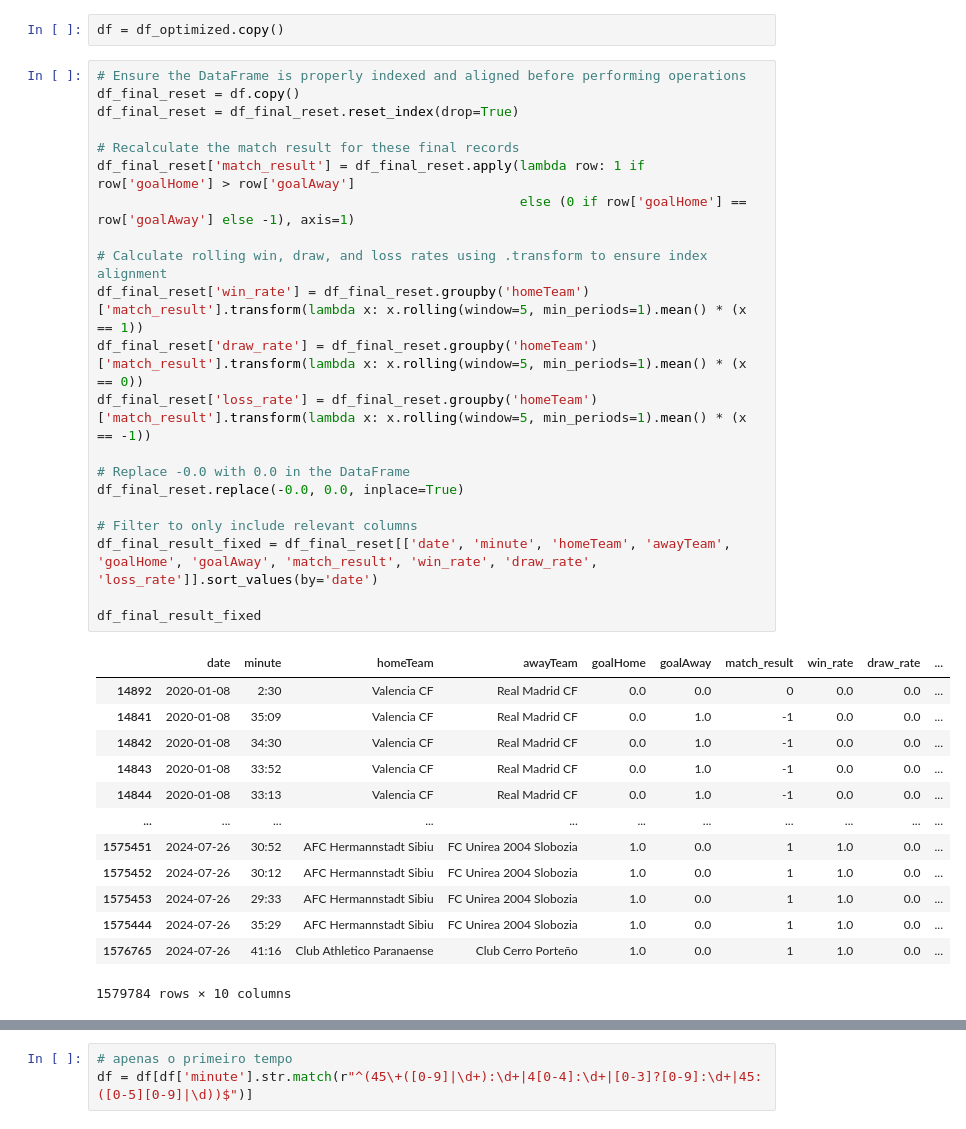
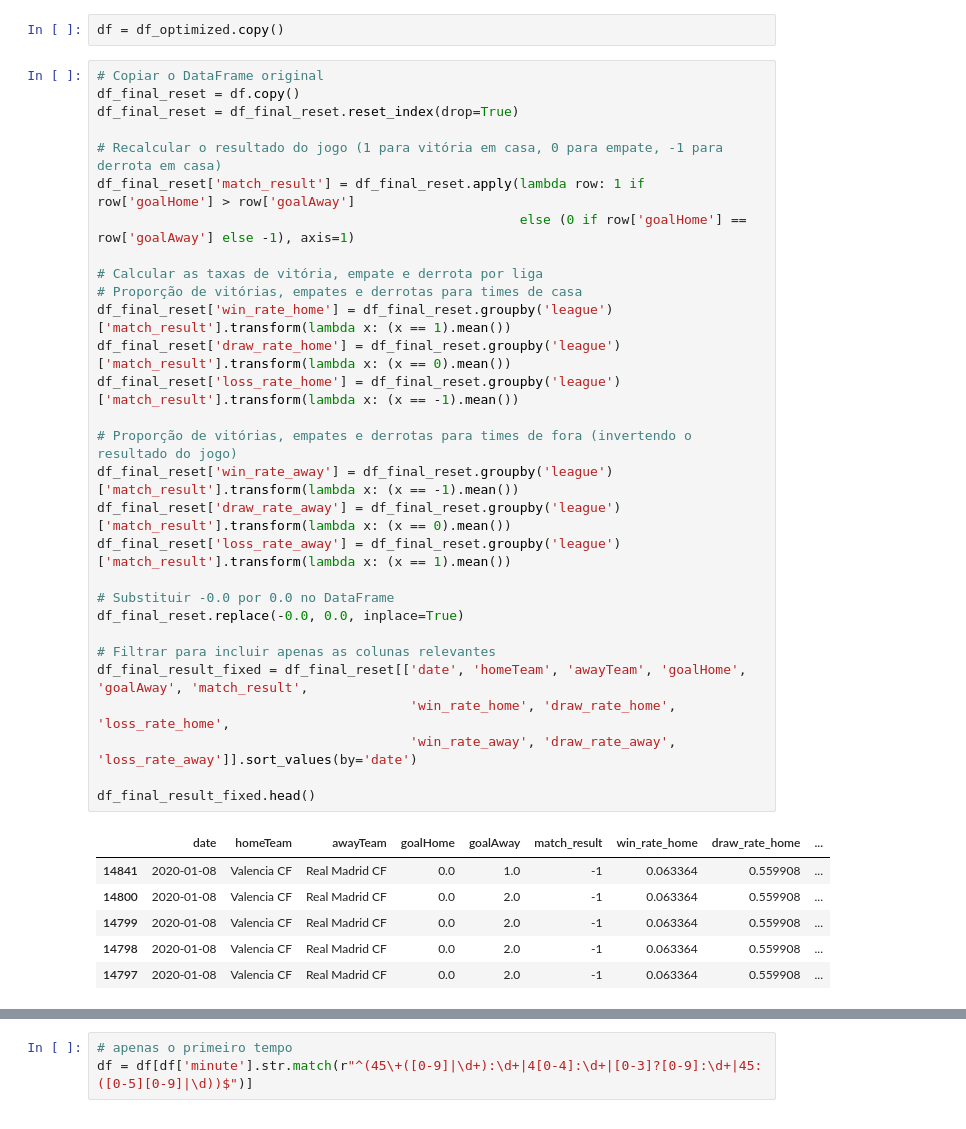
Before and after one commit to nathancarlos22/eo-fut-live, a Jupyter notebook: src/balanceando e tratando.ipynb, the cells around one changed output, grey strips where cells are left out. Cells and saved outputs as stored; diff of their text form.

```diff
--- a/src/balanceando e tratando.ipynb
+++ b/src/balanceando e tratando.ipynb
@@ -115,37 +115,38 @@ memory_usage_before, memory_usage_after
 # %%
 df = df_optimized.copy()
 # %%
-# Ensure the DataFrame is properly indexed and aligned before performing operations
+# Copiar o DataFrame original
 df_final_reset = df.copy()
 df_final_reset = df_final_reset.reset_index(drop=True)
 
-# Recalculate the match result for these final records
+# Recalcular o resultado do jogo (1 para vitória em casa, 0 para empate, -1 para derrota em casa)
 df_final_reset['match_result'] = df_final_reset.apply(lambda row: 1 if row['goalHome'] > row['goalAway']
                                                       else (0 if row['goalHome'] == row['goalAway'] else -1), axis=1)
 
-# Calculate rolling win, draw, and loss rates using .transform to ensure index alignment
-df_final_reset['win_rate'] = df_final_reset.groupby('homeTeam')['match_result'].transform(lambda x: x.rolling(window=5, min_periods=1).mean() * (x == 1))
-df_final_reset['draw_rate'] = df_final_reset.groupby('homeTeam')['match_result'].transform(lambda x: x.rolling(window=5, min_periods=1).mean() * (x == 0))
-df_final_reset['loss_rate'] = df_final_reset.groupby('homeTeam')['match_result'].transform(lambda x: x.rolling(window=5, min_periods=1).mean() * (x == -1))
+# Calcular as taxas de vitória, empate e derrota por liga
+# Proporção de vitórias, empates e derrotas para times de casa
+df_final_reset['win_rate_home'] = df_final_reset.groupby('league')['match_result'].transform(lambda x: (x == 1).mean())
+df_final_reset['draw_rate_home'] = df_final_reset.groupby('league')['match_result'].transform(lambda x: (x == 0).mean())
+df_final_reset['loss_rate_home'] = df_final_reset.groupby('league')['match_result'].transform(lambda x: (x == -1).mean())
 
-# Replace -0.0 with 0.0 in the DataFrame
+# Proporção de vitórias, empates e derrotas para times de fora (invertendo o resultado do jogo)
+df_final_reset['win_rate_away'] = df_final_reset.groupby('league')['match_result'].transform(lambda x: (x == -1).mean())
+df_final_reset['draw_rate_away'] = df_final_reset.groupby('league')['match_result'].transform(lambda x: (x == 0).mean())
+df_final_reset['loss_rate_away'] = df_final_reset.groupby('league')['match_result'].transform(lambda x: (x == 1).mean())
+
+# Substituir -0.0 por 0.0 no DataFrame
 df_final_reset.replace(-0.0, 0.0, inplace=True)
 
-# Filter to only include relevant columns
-df_final_result_fixed = df_final_reset[['date', 'minute', 'homeTeam', 'awayTeam', 'goalHome', 'goalAway', 'match_result', 'win_rate', 'draw_rate', 'loss_rate']].sort_values(by='date')
+# Filtrar para incluir apenas as colunas relevantes
+df_final_result_fixed = df_final_reset[['date', 'homeTeam', 'awayTeam', 'goalHome', 'goalAway', 'match_result',
+                                        'win_rate_home', 'draw_rate_home', 'loss_rate_home',
+                                        'win_rate_away', 'draw_rate_away', 'loss_rate_away']].sort_values(by='date')
 
-df_final_result_fixed
+df_final_result_fixed.head()
 # %% [output]
-|  | date | minute | homeTeam | awayTeam | goalHome | goalAway | match_result | win_rate | draw_rate | ... |
-| 14892 | 2020-01-08 | 2:30 | Valencia CF | Real Madrid CF | 0.0 | 0.0 | 0 | 0.0 | 0.0 | ... |
-| 14841 | 2020-01-08 | 35:09 | Valencia CF | Real Madrid CF | 0.0 | 1.0 | -1 | 0.0 | 0.0 | ... |
-| 14842 | 2020-01-08 | 34:30 | Valencia CF | Real Madrid CF | 0.0 | 1.0 | -1 | 0.0 | 0.0 | ... |
-| 14843 | 2020-01-08 | 33:52 | Valencia CF | Real Madrid CF | 0.0 | 1.0 | -1 | 0.0 | 0.0 | ... |
-| 14844 | 2020-01-08 | 33:13 | Valencia CF | Real Madrid CF | 0.0 | 1.0 | -1 | 0.0 | 0.0 | ... |
-| ... | ... | ... | ... | ... | ... | ... | ... | ... | ... | ... |
-| 1575451 | 2024-07-26 | 30:52 | AFC Hermannstadt Sibiu | FC Unirea 2004 Slobozia | 1.0 | 0.0 | 1 | 1.0 | 0.0 | ... |
-| 1575452 | 2024-07-26 | 30:12 | AFC Hermannstadt Sibiu | FC Unirea 2004 Slobozia | 1.0 | 0.0 | 1 | 1.0 | 0.0 | ... |
-| 1575453 | 2024-07-26 | 29:33 | AFC Hermannstadt Sibiu | FC Unirea 2004 Slobozia | 1.0 | 0.0 | 1 | 1.0 | 0.0 | ... |
-| 1575444 | 2024-07-26 | 35:29 | AFC Hermannstadt Sibiu | FC Unirea 2004 Slobozia | 1.0 | 0.0 | 1 | 1.0 | 0.0 | ... |
-| 1576765 | 2024-07-26 | 41:16 | Club Athletico Paranaense | Club Cerro Porteño | 1.0 | 0.0 | 1 | 1.0 | 0.0 | ... |
+|  | date | homeTeam | awayTeam | goalHome | goalAway | match_result | win_rate_home | draw_rate_home | ... |
+| 14841 | 2020-01-08 | Valencia CF | Real Madrid CF | 0.0 | 1.0 | -1 | 0.063364 | 0.559908 | ... |
+| 14800 | 2020-01-08 | Valencia CF | Real Madrid CF | 0.0 | 2.0 | -1 | 0.063364 | 0.559908 | ... |
+| 14799 | 2020-01-08 | Valencia CF | Real Madrid CF | 0.0 | 2.0 | -1 | 0.063364 | 0.559908 | ... |
+| 14798 | 2020-01-08 | Valencia CF | Real Madrid CF | 0.0 | 2.0 | -1 | 0.063364 | 0.559908 | ... |
+| 14797 | 2020-01-08 | Valencia CF | Real Madrid CF | 0.0 | 2.0 | -1 | 0.063364 | 0.559908 | ... |
-1579784 rows × 10 columns
```
Also changed, not shown: parts of 27 cells of this notebook, 14 other files.
